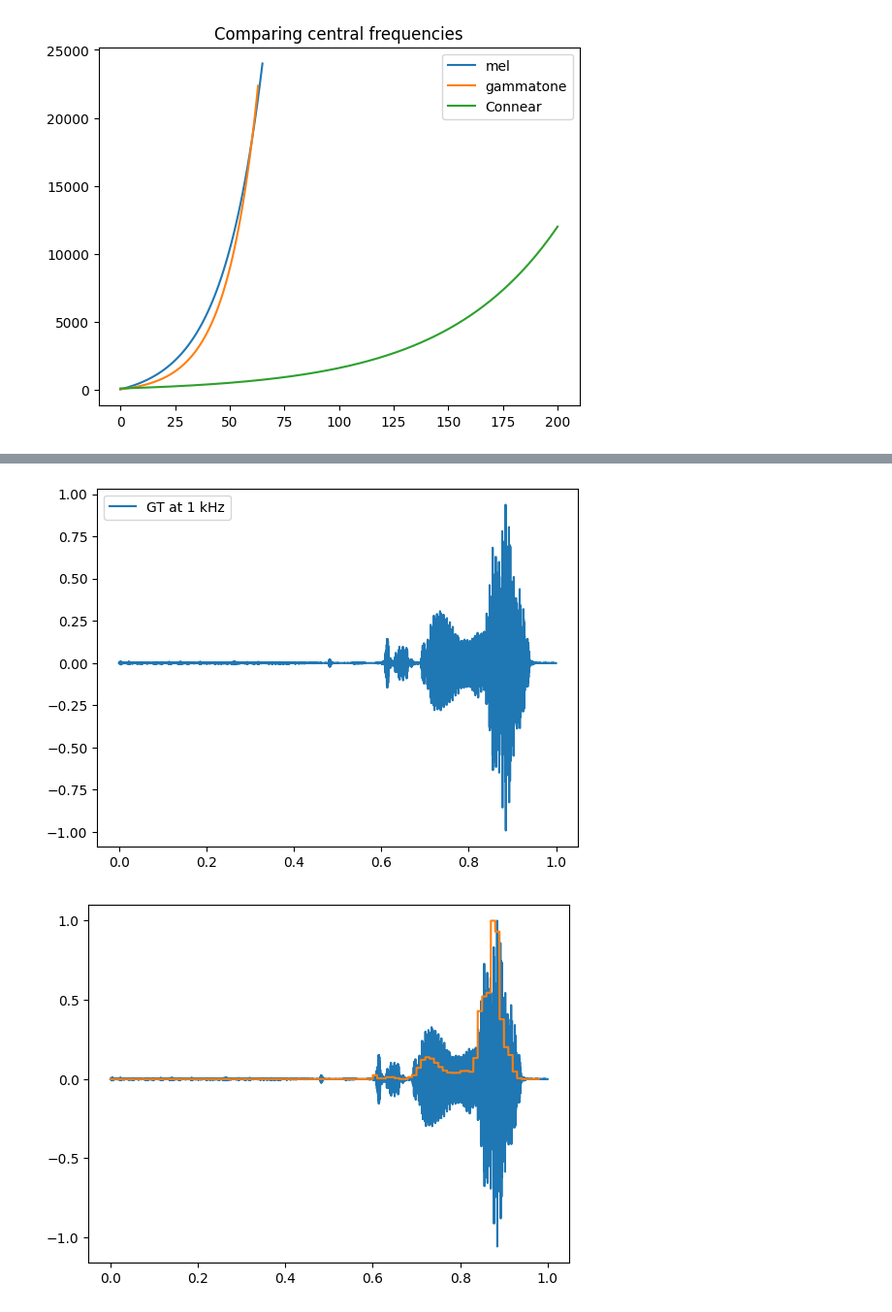
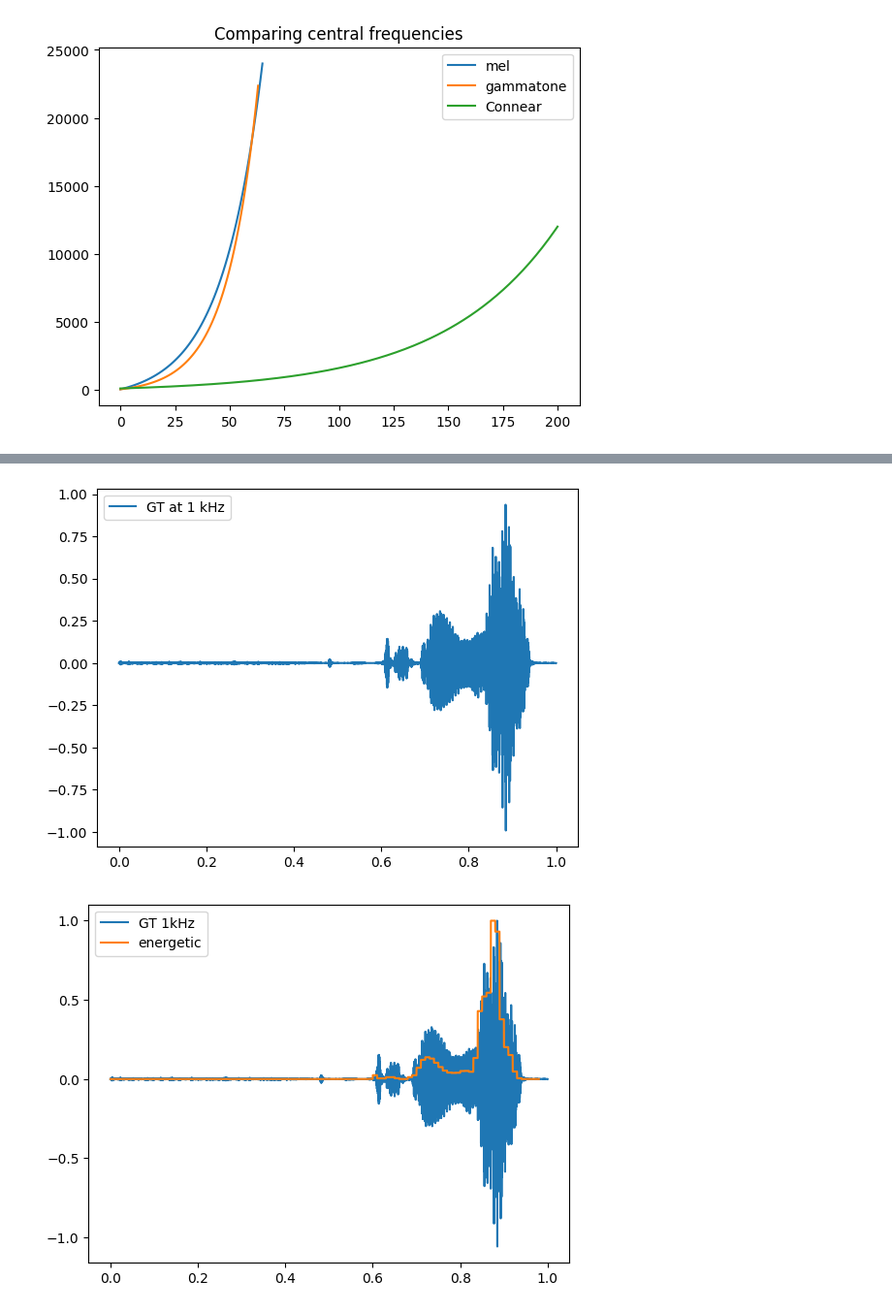
Before and after one commit to cesarz10/Auditory-computation, a Jupyter notebook: AudCompLab1_2022/CompAudLab1_Speech.ipynb, the cells around one changed output, grey strips where cells are left out. Shown at 97% size. Drawn from its saved outputs; the diff is of its cells as text; code cells hidden in the pictures.

```diff
--- a/AudCompLab1_2022/CompAudLab1_Speech.ipynb
+++ b/AudCompLab1_2022/CompAudLab1_Speech.ipynb
@@ -201,36 +204,38 @@ gt_1k = gt[Ch1k_gt,:] #time domain signal gt
 egt_1k = gt_cochleagram[Ch1k_gt,:] #gt energy in 1-kHz channel, when used as preprocessing for Machine Hearing
 
 plt.figure()
 plt.plot(t_nn,nn_1k)
 plt.legend(['CoNNear at 1 kHz'])
 plt.figure()
 plt.plot(t,gt_1k)
 plt.legend(['GT at 1 kHz'])
 plt.show()
 
 #Now generate a time domain signal from the energetic signal by extrapolating
 n_repeat = int((frameshift_t *fs)) #check this framelength thin
 egt_1k_time = np.repeat(egt_1k, n_repeat)
 N = len(egt_1k_time)
 t_egt = np.arange(N) / fs
 
 plt.figure(7)
-plt.plot(t,gt_1k/max(gt_1k))
-plt.plot(t_egt,egt_1k_time/max(egt_1k_time))
+plt.plot(t,gt_1k/max(gt_1k), label="GT 1kHz")
+plt.plot(t_egt,egt_1k_time/max(egt_1k_time), label="energetic")
+plt.legend()
 #plt.xlim((0.3, 0.6))
 plt.show()
 
-#sd.play(x,fs)
-sd.play(gt_1k, fs)
 
-#sd.play(egt_1k_time, fs)
+# sd.play(gt_1k, fs)
+sd.play(egt_1k_time, fs)
 
 
 
 
 # Evaluate their influence on the energetic algorithm and sound.
 # Describe your observations.
+
+# The energetic signal creates an unintelligable sound, and the information of the 1kHz signal is completely lost for us.
 # %% [output]
 [figure]
 [figure]
-[figure, old version]
+[figure, new version]
```
Also changed, not shown: parts of 1 cell of this notebook, 2 other files.
